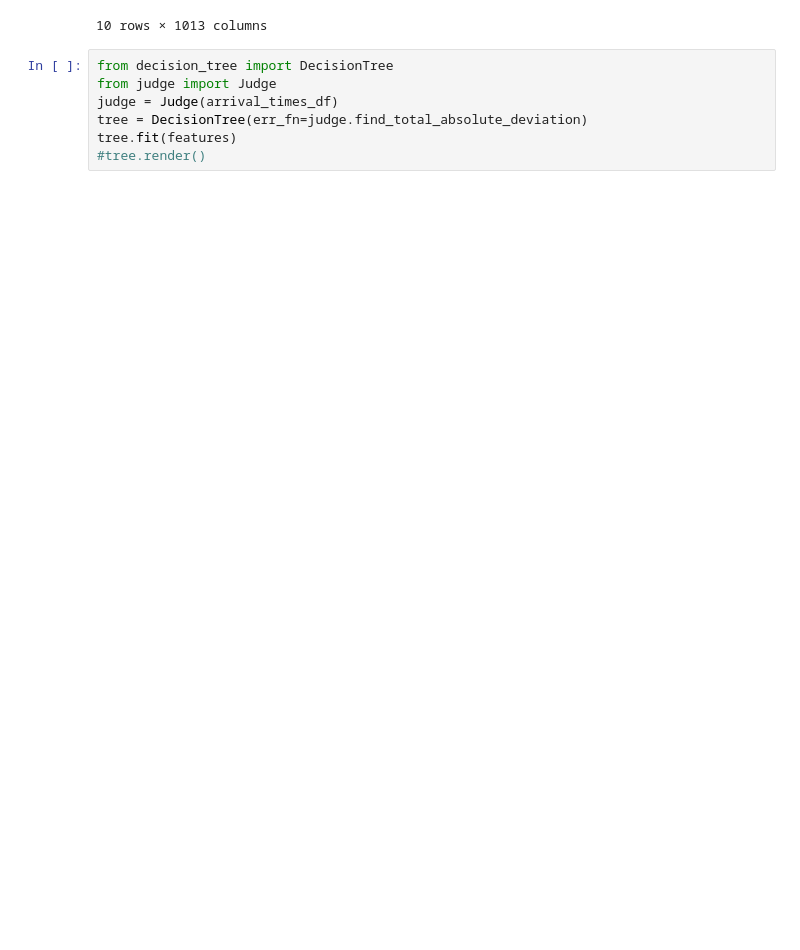
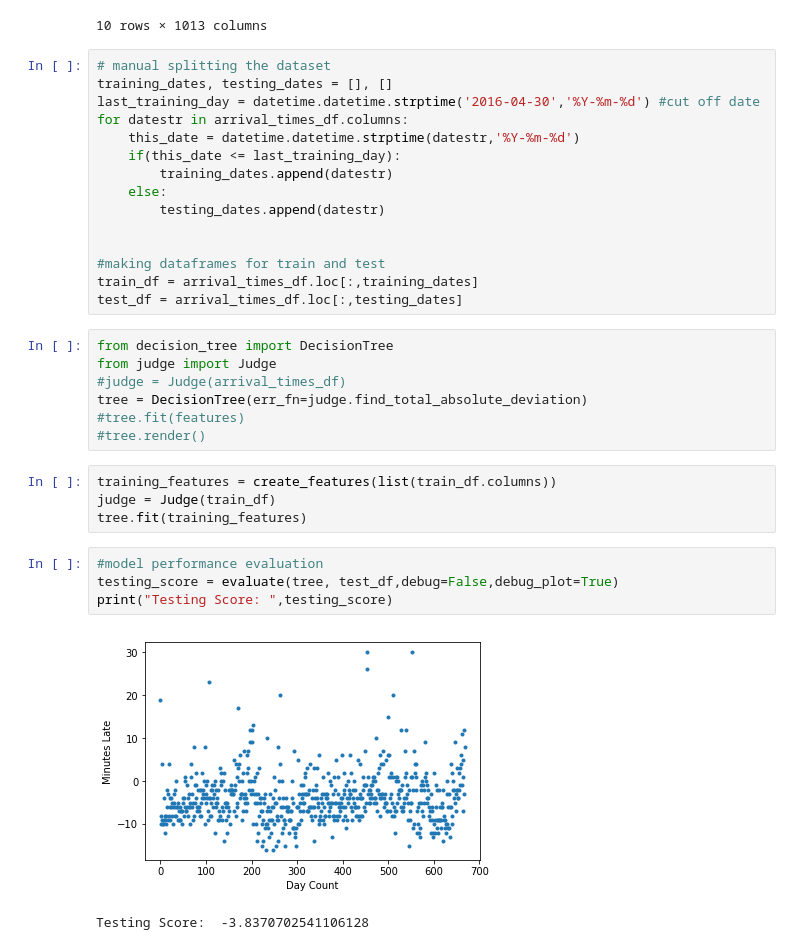
Before and after one commit to amitrajitbose/boston-subway-train-travel-time, a Jupyter notebook: departure_time.ipynb, the cells around one changed output. Drawn from its saved outputs; the diff is of its cells as text; blank space fills up the shorter version.

```diff
--- a/departure_time.ipynb
+++ b/departure_time.ipynb
@@ -314,10 +349,36 @@ arrival_times_df.tail(10)
 | -2 | 30.0 | 30.0 | 30.0 | 30.0 | 30.0 | 30.0 | 30.0 | 30.0 | ... |
 | -1 | 30.0 | 30.0 | 30.0 | 30.0 | 30.0 | 30.0 | 30.0 | 30.0 | ... |
 10 rows × 1013 columns
+# %%
+# manual splitting the dataset
+training_dates, testing_dates = [], []
+last_training_day = datetime.datetime.strptime('2016-04-30','%Y-%m-%d') #cut off date
+for datestr in arrival_times_df.columns:
+    this_date = datetime.datetime.strptime(datestr,'%Y-%m-%d')
+    if(this_date <= last_training_day):
+        training_dates.append(datestr)
+    else:
+        testing_dates.append(datestr)
+
+
+#making dataframes for train and test
+train_df = arrival_times_df.loc[:,training_dates]
+test_df = arrival_times_df.loc[:,testing_dates]
 # %%
 from decision_tree import DecisionTree
 from judge import Judge
-judge = Judge(arrival_times_df)
+#judge = Judge(arrival_times_df)
 tree = DecisionTree(err_fn=judge.find_total_absolute_deviation)
-tree.fit(features)
+#tree.fit(features)
 #tree.render()
+# %%
+training_features = create_features(list(train_df.columns))
+judge = Judge(train_df)
+tree.fit(training_features)
+# %%
+#model performance evaluation
+testing_score = evaluate(tree, test_df,debug=False,debug_plot=True)
+print("Testing Score: ",testing_score)
+# %% [output]
+[figure, added]
+Testing Score:  -3.8370702541106128
```
Also changed, not shown: parts of 7 cells of this notebook, 5 other files.
